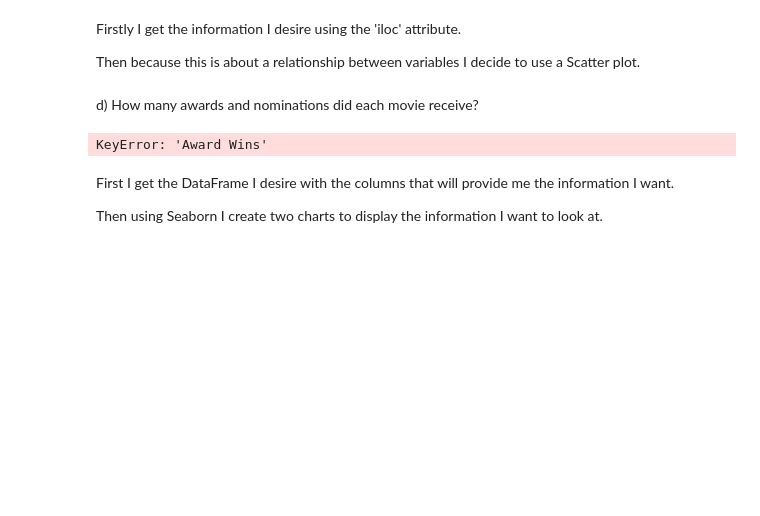
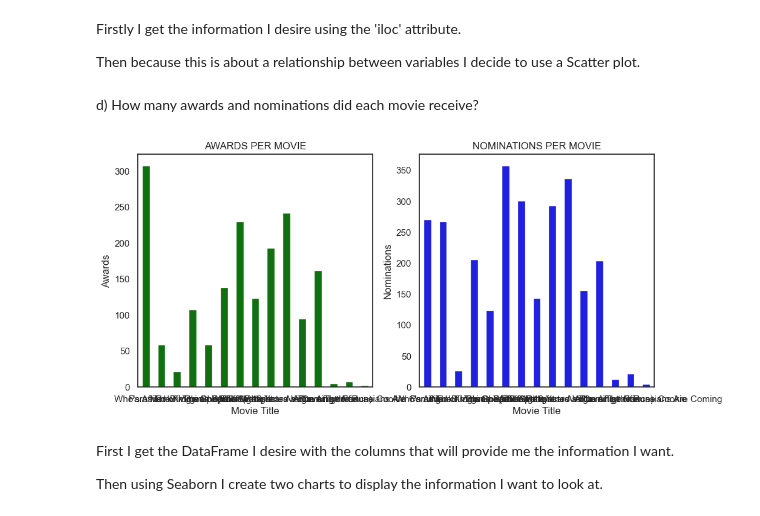
Before and after one commit to 3Grey6Jedi9/Data-Analysis-Project-08, a Jupyter notebook: movie_analysis.ipynb, the cells around one changed output. Drawn from its saved outputs; the diff is of its cells as text; code cells hidden in the pictures; blank space fills up the shorter version.

```diff
--- a/movie_analysis.ipynb
+++ b/movie_analysis.ipynb
@@ -76,26 +116,26 @@ Then because this is about a relationship between variables I decide to use a Sc
 # %% [markdown]
 d) How many awards and nominations did each movie receive?
 # %%
-awards_nominations = movie_unique.iloc[:,[0,3,4]]
+awards_nominations = movie_unique.iloc[:,[0,6,7]]
 
 x = np.array(awards_nominations['Movie Title'])
 y1 = np.array(awards_nominations['Award Wins'])
 y2 = np.array(awards_nominations['Award Nominations'])
 
 fig, (ax1, ax2) = plt.subplots(nrows=1, ncols=2, figsize=(11,5))
 sns.barplot(x=x, y=y1, color ='green', ax=ax1, width=0.5)
 ax1.set_xlabel("Movie Title")
 ax1.set_ylabel("Awards")
 ax1.set_title("AWARDS PER MOVIE")
 
 sns.barplot(x=x, y=y2, color='blue', ax=ax2, width=0.5)
 ax2.set_xlabel("Movie Title")
 ax2.set_ylabel("Nominations")
 ax2.set_title("NOMINATIONS PER MOVIE")
 
 plt.show()
 # %% [output]
-KeyError: 'Award Wins'
+[figure, added]
 # %% [markdown]
 First I get the DataFrame I desire with the columns that will provide me the information I want.
 
```
Also changed, not shown: parts of 5 cells of this notebook.
